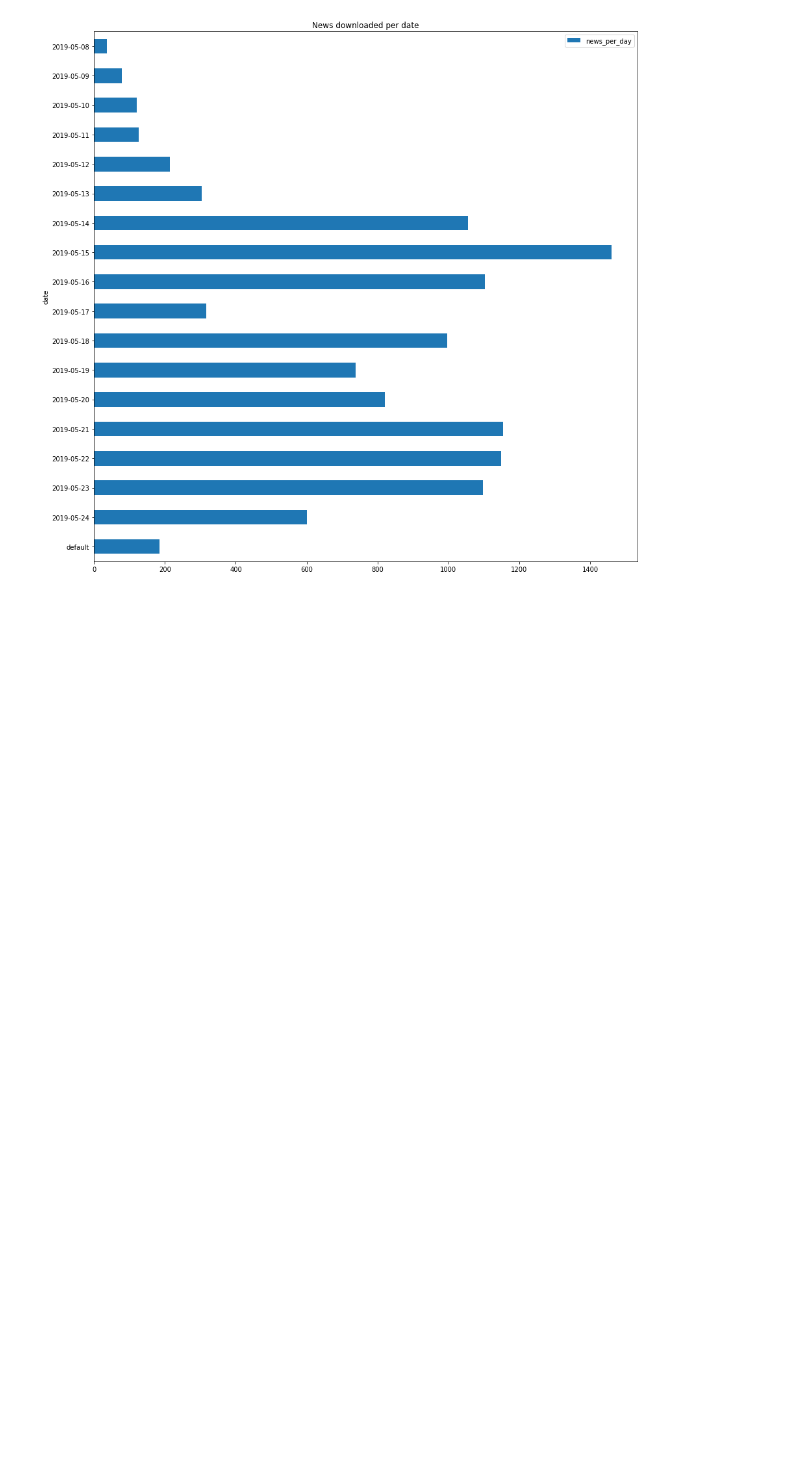
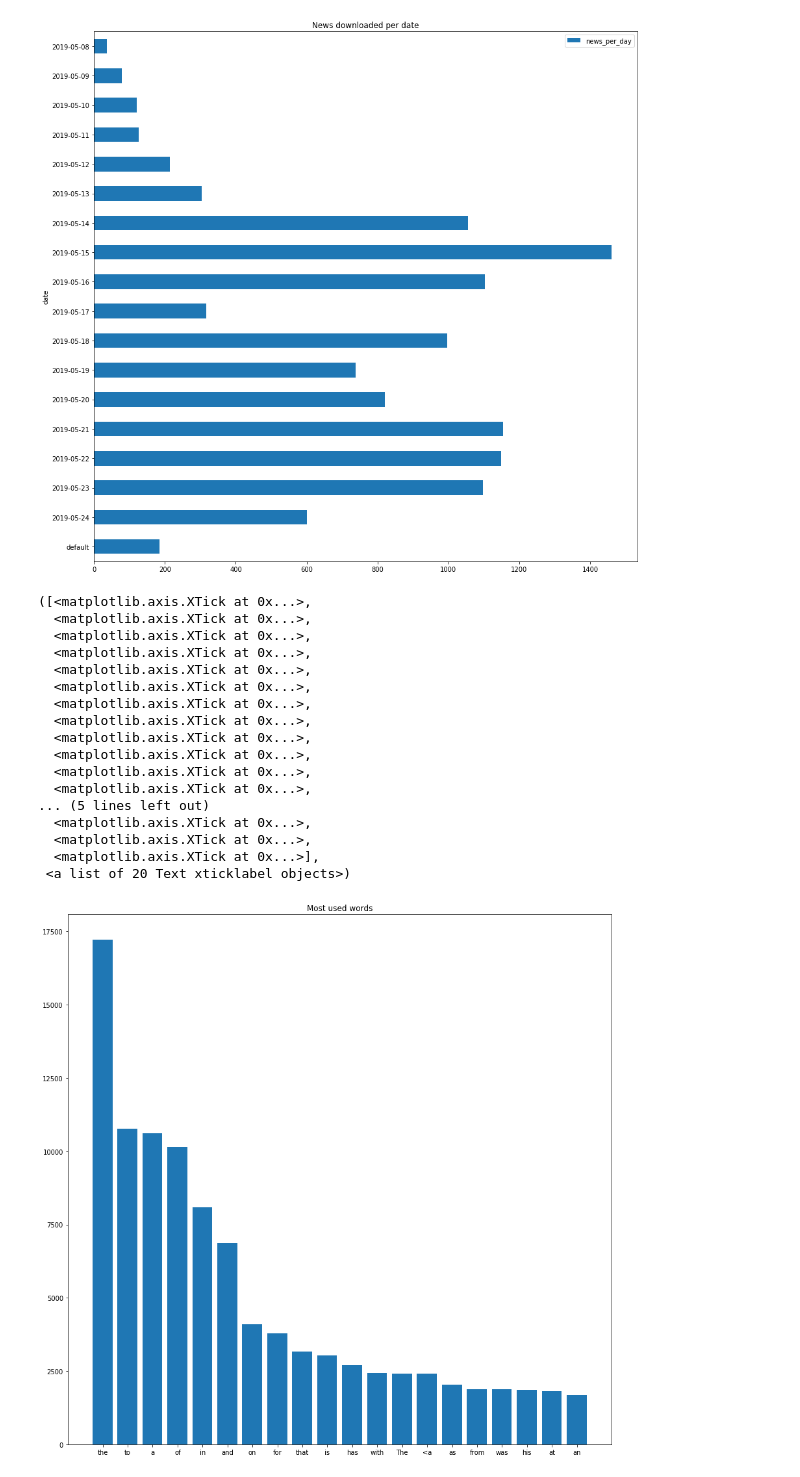
Before and after one commit to NAPSHOT/ztis, a Jupyter notebook: data_statistics.ipynb, the cells around one changed output. Drawn from its saved outputs; the diff is of its cells as text; code cells hidden in the pictures; blank space fills up the shorter version.

```diff
--- a/data_statistics.ipynb
+++ b/data_statistics.ipynb
@@ -109,3 +110,33 @@ limitedFeedsDate
 limitedFeedsDate.plot.barh( figsize=(15, 15), title="News downloaded per date").invert_yaxis()
 # %% [output]
 [figure]
+# %%
+from collections import Counter
+Ct = Counter(" ".join(feeds['summary']).split()).most_common(20)
+labels, values = zip(*Counter(" ".join(feeds['summary']).split()).most_common(20))
+indexes = np.arange(len(labels))
+width = 0.8
+
+plt.figure(figsize=(15,15))
+plt.title("Most used words")
+plt.bar(indexes, values, width)
+plt.xticks(indexes + width * 0.01, labels)
+# %% [output]
+([<matplotlib.axis.XTick at 0x...>,
+  <matplotlib.axis.XTick at 0x...>,
+  <matplotlib.axis.XTick at 0x...>,
+  <matplotlib.axis.XTick at 0x...>,
+  <matplotlib.axis.XTick at 0x...>,
+  <matplotlib.axis.XTick at 0x...>,
+  <matplotlib.axis.XTick at 0x...>,
+  <matplotlib.axis.XTick at 0x...>,
+  <matplotlib.axis.XTick at 0x...>,
+  <matplotlib.axis.XTick at 0x...>,
+  <matplotlib.axis.XTick at 0x...>,
+  <matplotlib.axis.XTick at 0x...>,
+... (5 lines left out)
+  <matplotlib.axis.XTick at 0x...>,
+  <matplotlib.axis.XTick at 0x...>,
+  <matplotlib.axis.XTick at 0x...>],
+ <a list of 20 Text xticklabel objects>)
+[figure, added]
```
Also changed, not shown: parts of 5 cells of this notebook, 1 other file.
